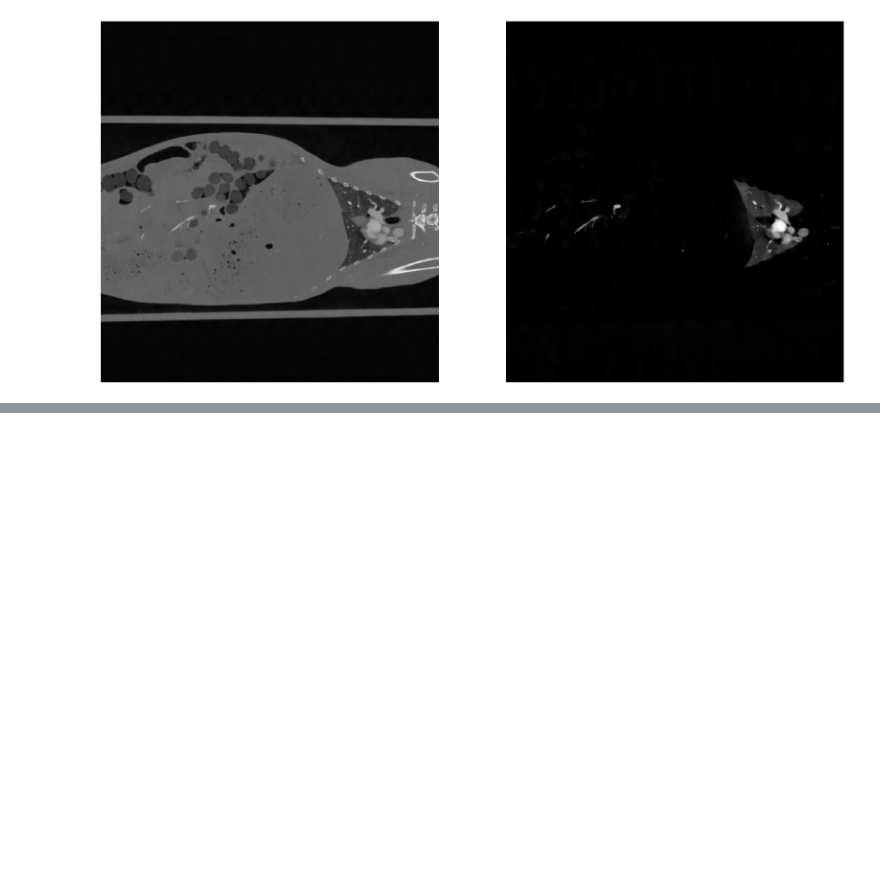
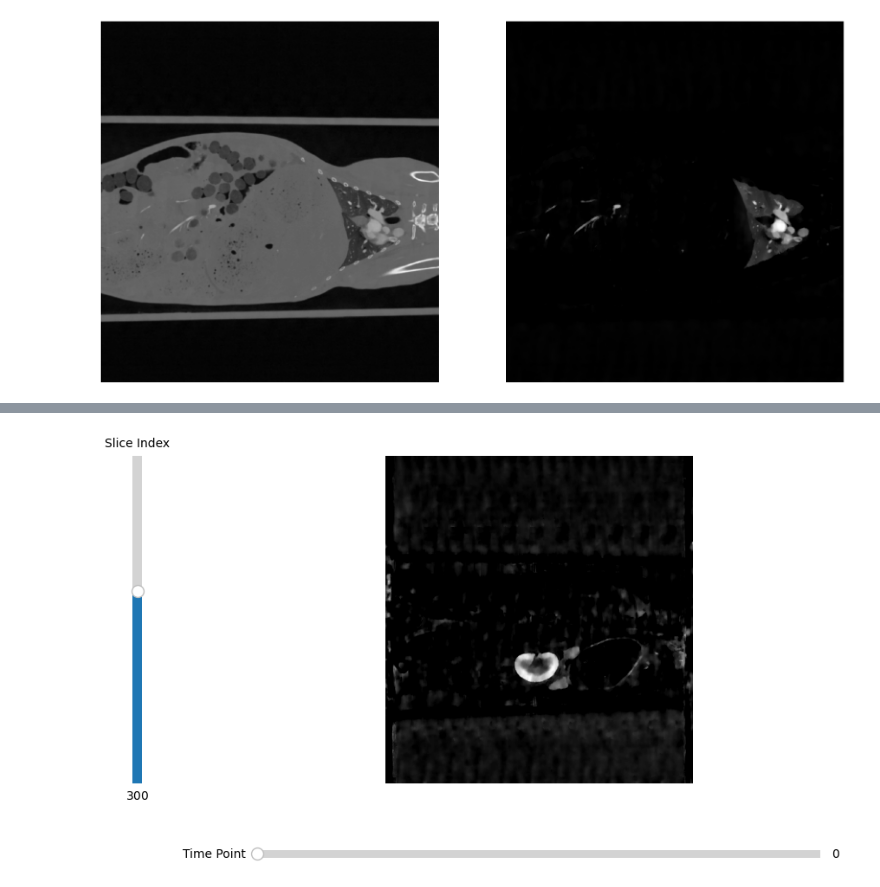
Before and after one commit to dandycodingpipe/pyKOLOR, a Jupyter notebook: notebook.ipynb, the cells around one changed output, grey strips where cells are left out. Cells and saved outputs as stored; diff of their text form; code cells hidden in the pictures; blank space fills up the shorter version.

```diff
--- a/notebook.ipynb
+++ b/notebook.ipynb
@@ -54,0 +101,40 @@ import 4dSPCCT
+# %%
+import matplotlib.pyplot as plt
+from matplotlib.widgets import Slider
+
+# Initial settings
+init_time_point = 0  # Initial time point
+init_slice_index = 300  # Initial slice index, ensure this is within the bounds of your stacks
+
+# Prepare figure and axis for the image
+fig, ax = plt.subplots(figsize=(10, 6))
+plt.subplots_adjust(left=0.25, bottom=0.25)
+
+# Display initial image from the first time point and chosen slice
+image_display = ax.imshow(s1.acquisition[init_time_point].kedge[init_slice_index, :, :], cmap='gray')
+ax.axis('off')  # Hide axis
+
+# Slider for selecting the time point
+ax_time = plt.axes([0.25, 0.1, 0.65, 0.03])
+time_slider = Slider(ax_time, 'Time Point', 0, len(s1.acquisition)-1, valinit=init_time_point, valfmt='%0.0f')
+
+# Slider for selecting the slice
+ax_slice = plt.axes([0.1, 0.25, 0.0225, 0.63])
+slice_slider = Slider(ax_slice, 'Slice Index', 0, s1.acquisition[0].kedge.shape[0]-1, valinit=init_slice_index, orientation='vertical')
+
+def update(val):
+    # Fetch the time point and slice index from the sliders
+    time_point = int(time_slider.val)
+    slice_index = int(slice_slider.val)
+    # Update the displayed image based on the selected time point and slice index
+    new_image = s1.acquisition[time_point].kedge[slice_index, :, :]
+    image_display.set_data(new_image)
+    fig.canvas.draw_idle()
+
+# Register the update function with each slider
+time_slider.on_changed(update)
+slice_slider.on_changed(update)
+
+plt.show()
+# %% [output]
+[figure, added]
```
Also changed, not shown: parts of 3 cells of this notebook, 1 other file.
